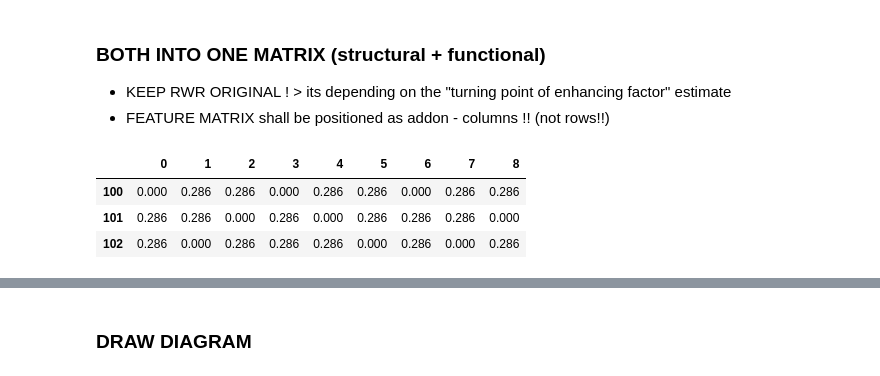
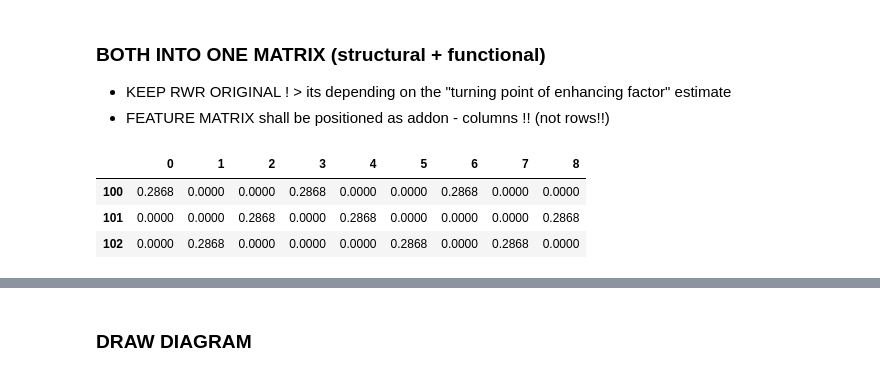
Before and after one commit to menchelab/CartoGRAPHs, a Jupyter notebook: cartoGRAPHs_FeatureTuning.ipynb, the cells around one changed output, grey strips where cells are left out. Saved outputs shown, nothing was run; the diff lists cells and outputs as text; code cells hidden in the pictures.

```diff
--- a/cartoGRAPHs_FeatureTuning.ipynb
+++ b/cartoGRAPHs_FeatureTuning.ipynb
@@ -40,10 +40,11 @@ nx.draw(G)
 # %% [markdown]
 ### FUNCTIONAL
 # %%
-scale = 0
+scale = 1
+val = 0
 # %%
 rows = len(list(G.nodes()))
-feat_one = [(1) if i%3 else (scale) for i in range(rows)]
-feat_two = [(1) if i%2 or feat_one[i]==scale in feat_one else (scale) for i in range(rows)]
-feat_three = [(scale) if feat_one[i]==1 and feat_two[i]==1 else 1 for i in range(rows)]
+feat_one = [(val) if i%3 else (scale) for i in range(rows)]
+feat_two = [(val) if i%2 or feat_one[i]==scale in feat_one else (scale) for i in range(rows)]
+feat_three = [(scale) if feat_one[i]==val and feat_two[i]==val else val for i in range(rows)]
 feat_matrix = np.vstack((feat_one,feat_two,feat_three))
@@ -103,15 +123,15 @@ DF_structural_norm = DF_structural_normalized.round(6)
 + KEEP RWR ORIGINAL ! > its depending on the "turning point of enhancing factor" estimate
 + FEATURE MATRIX shall be positioned as addon - columns !! (not rows!!)
 # %%
-scalar = 0.2860
+scalar = 0.2868
 
 DF_functional_scal = DF_functional*scalar
 DF_functional_scal
 # %% [output]
 |  | 0 | 1 | 2 | 3 | 4 | 5 | 6 | 7 | 8 |
-| 100 | 0.000 | 0.286 | 0.286 | 0.000 | 0.286 | 0.286 | 0.000 | 0.286 | 0.286 |
-| 101 | 0.286 | 0.286 | 0.000 | 0.286 | 0.000 | 0.286 | 0.286 | 0.286 | 0.000 |
-| 102 | 0.286 | 0.000 | 0.286 | 0.286 | 0.286 | 0.000 | 0.286 | 0.000 | 0.286 |
+| 100 | 0.2868 | 0.0000 | 0.0000 | 0.2868 | 0.0000 | 0.0000 | 0.2868 | 0.0000 | 0.0000 |
+| 101 | 0.0000 | 0.0000 | 0.2868 | 0.0000 | 0.2868 | 0.0000 | 0.0000 | 0.0000 | 0.2868 |
+| 102 | 0.0000 | 0.2868 | 0.0000 | 0.0000 | 0.0000 | 0.2868 | 0.0000 | 0.2868 | 0.0000 |
 # %%
 DF_merge = pd.concat([DF_structural,
                       DF_functional_scal]).T
```
Also changed, not shown: parts of 7 cells of this notebook, 7 other files.
